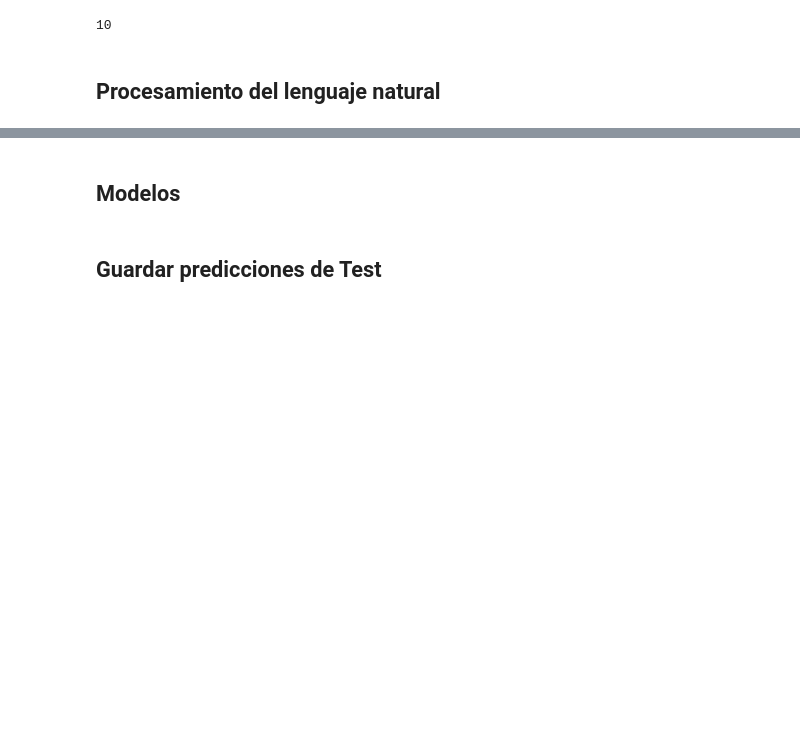
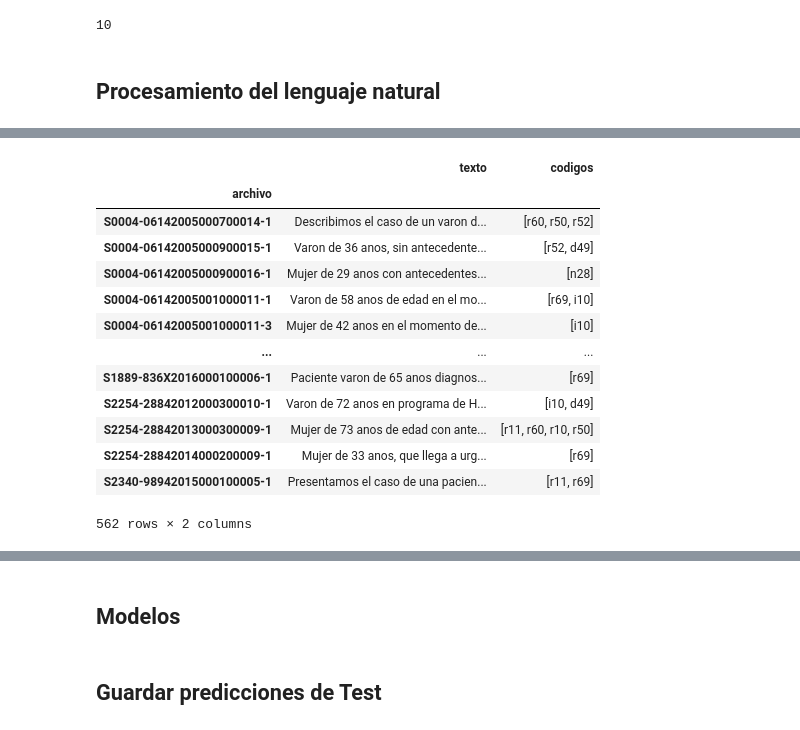
Before and after one commit to oscabaAED/MedChallenge-NLP, a Jupyter notebook: MedChallenge_alumno_GrupoXX.ipynb, the cells around one changed output, grey strips where cells are left out. Cells and saved outputs as stored; diff of their text form; code cells hidden in the pictures; blank space fills up the shorter version.

```diff
--- a/MedChallenge_alumno_GrupoXX.ipynb
+++ b/MedChallenge_alumno_GrupoXX.ipynb
@@ -10,7 +10,7 @@ import numpy as np
 pd.options.display.max_colwidth = None
 # %%
 #los códigos están en un TSV con un código por línea
-train_diag = pd.read_csv("data/data/train/train.tsv", sep="\t", header=None, names=["archivo", "codigo"])
+train_diag = pd.read_csv("data/train/train.tsv", sep="\t", header=None, names=["archivo", "codigo"])
 train_diag.info()
 # %% [output]
 <class 'pandas.core.frame.DataFrame'>
@@ -69,7 +69,7 @@ print(top_categorias)
 train_diag = train_diag[np.isin(train_diag['cat'], top_categorias)]
 # %%
 #cargamos los dos conjuntos de train
-path = 'data/data/train/text_files/'
+path = 'data/train/text_files/'
 
 corpus = []
 for f in [f for f in os.listdir(path) if f.endswith('.txt')]:
@@ -125,3 +125,14 @@ print(num_classes[0])
 10
 # %% [markdown]
 ## Procesamiento del lenguaje natural
+# %%
+df_train_clean = df_train.copy()
+# %%
+import unicodedata
+def remove_accents(input_str):
+    nfkd_form= unicodedata.normalize('NFKD', input_str)
+    only_ascii= nfkd_form.encode('ASCII', 'ignore')
+    return only_ascii.decode("utf-8", 'ignore')
+
+df_train_clean["texto"] = df_train_clean["texto"].apply(remove_accents)
+df_train_clean.sample(3)
@@ -127,0 +145,21 @@ print(num_classes[0])
+# %%
+# Comentar si no hace falta
+import contractions
+
+df_train_clean["texto"] = df_train_clean["texto"].apply(contractions.fix)
+df_train_clean
+# %% [output]
+|  | texto | codigos |
+| archivo |  |  |
+| S0004-06142005000700014-1 | Describimos el caso de un varon d... | [r60, r50, r52] |
+| S0004-06142005000900015-1 | Varon de 36 anos, sin antecedente... | [r52, d49] |
+| S0004-06142005000900016-1 | Mujer de 29 anos con antecedentes... | [n28] |
+| S0004-06142005001000011-1 | Varon de 58 anos de edad en el mo... | [r69, i10] |
+| S0004-06142005001000011-3 | Mujer de 42 anos en el momento de... | [i10] |
+| ... | ... | ... |
+| S1889-836X2016000100006-1 | Paciente varon de 65 anos diagnos... | [r69] |
+| S2254-28842012000300010-1 | Varon de 72 anos en programa de H... | [i10, d49] |
+| S2254-28842013000300009-1 | Mujer de 73 anos de edad con ante... | [r11, r60, r10, r50] |
+| S2254-28842014000200009-1 | Mujer de 33 anos, que llega a urg... | [r69] |
+| S2340-98942015000100005-1 | Presentamos el caso de una pacien... | [r11, r69] |
+562 rows × 2 columns
```
Also changed, not shown: parts of 6 cells of this notebook.
